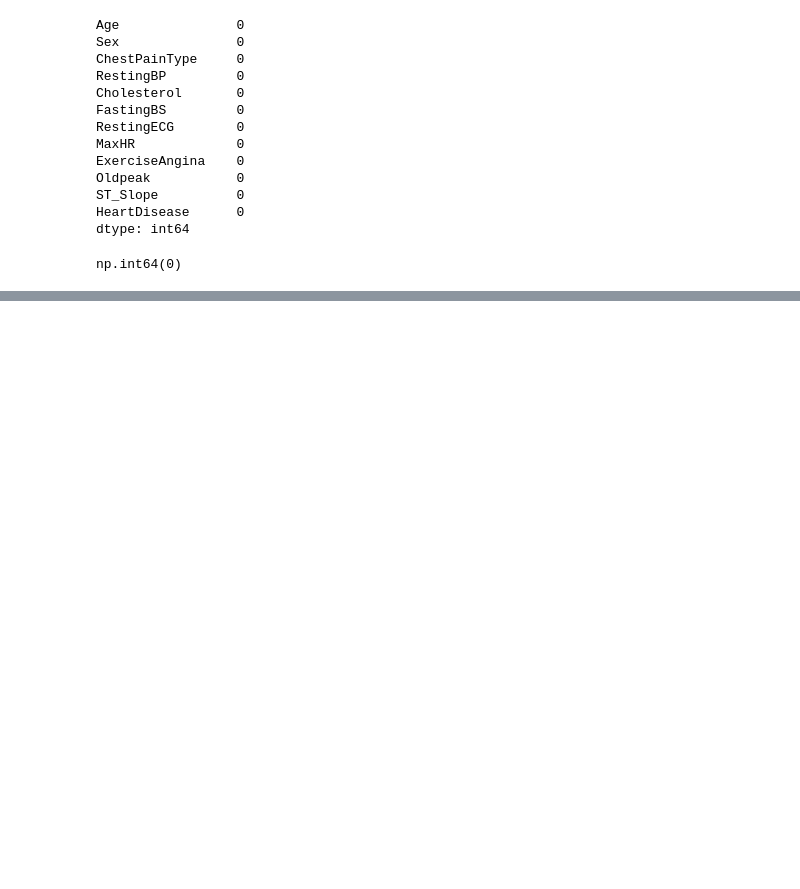
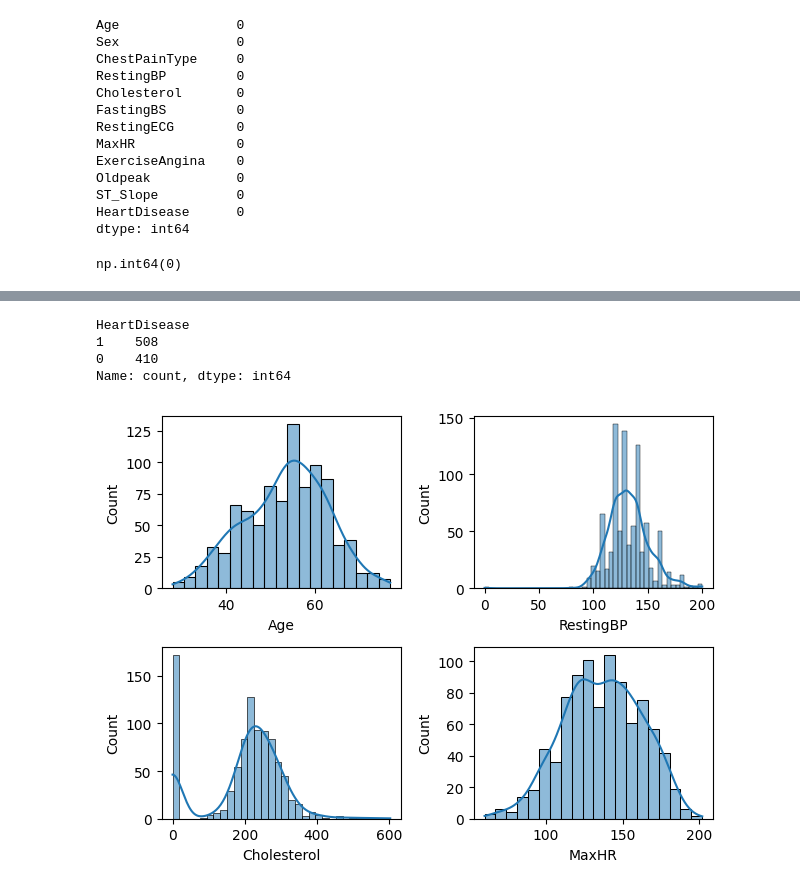
Before and after one commit to firdous10alam/Machine-Learning-Notebook, a Jupyter notebook: NoteBook/Heart.ipynb, the cells around one changed output, grey strips where cells are left out. Drawn from its saved outputs; the diff is of its cells as text; code cells hidden in the pictures; blank space fills up the shorter version.

```diff
--- a/NoteBook/Heart.ipynb
+++ b/NoteBook/Heart.ipynb
@@ -84,0 +94,20 @@ np.int64(0)
+# %%
+df['HeartDisease'].value_counts()
+# %% [output]
+HeartDisease
+1    508
+0    410
+Name: count, dtype: int64
+# %%
+def plotting(val,num):
+    plt.subplot(2,2,num)
+    sns.histplot(df[val], kde=True)
+# %%
+plotting('Age',1)
+plotting('RestingBP',2)
+plotting('Cholesterol',3)
+plotting('MaxHR',4)
+
+plt.tight_layout()
+# %% [output]
+[figure, added]
```
Also changed, not shown: parts of 27 cells of this notebook, 1 other file.
